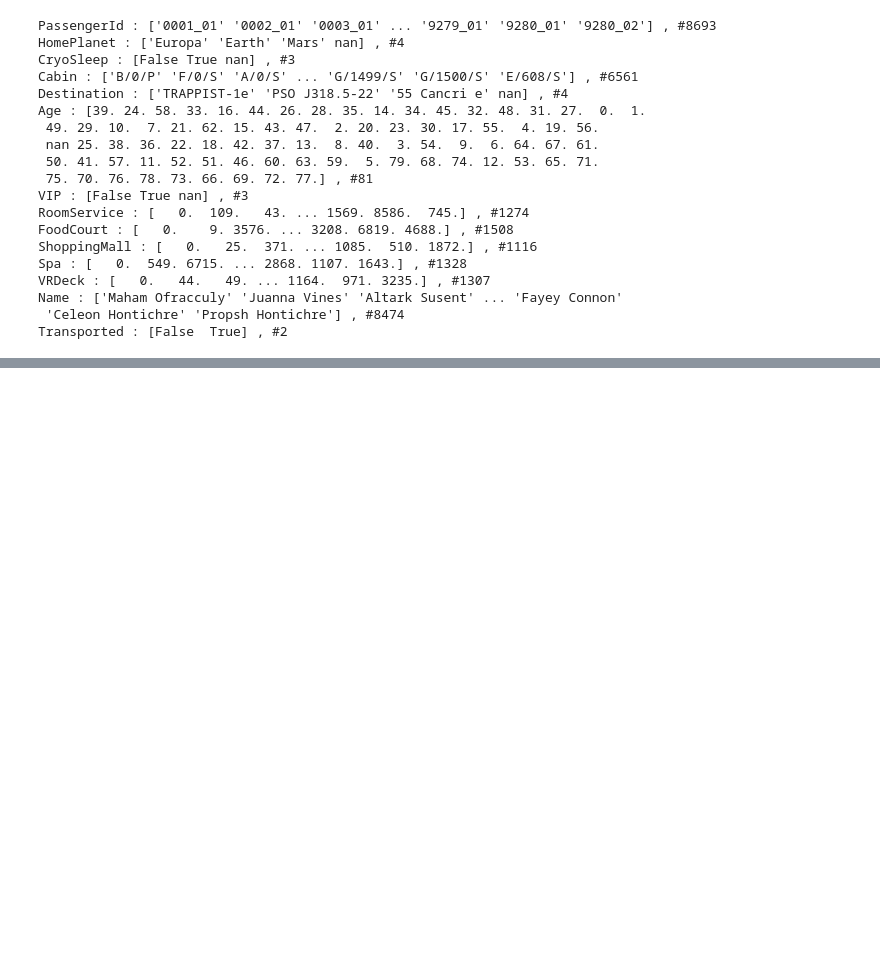
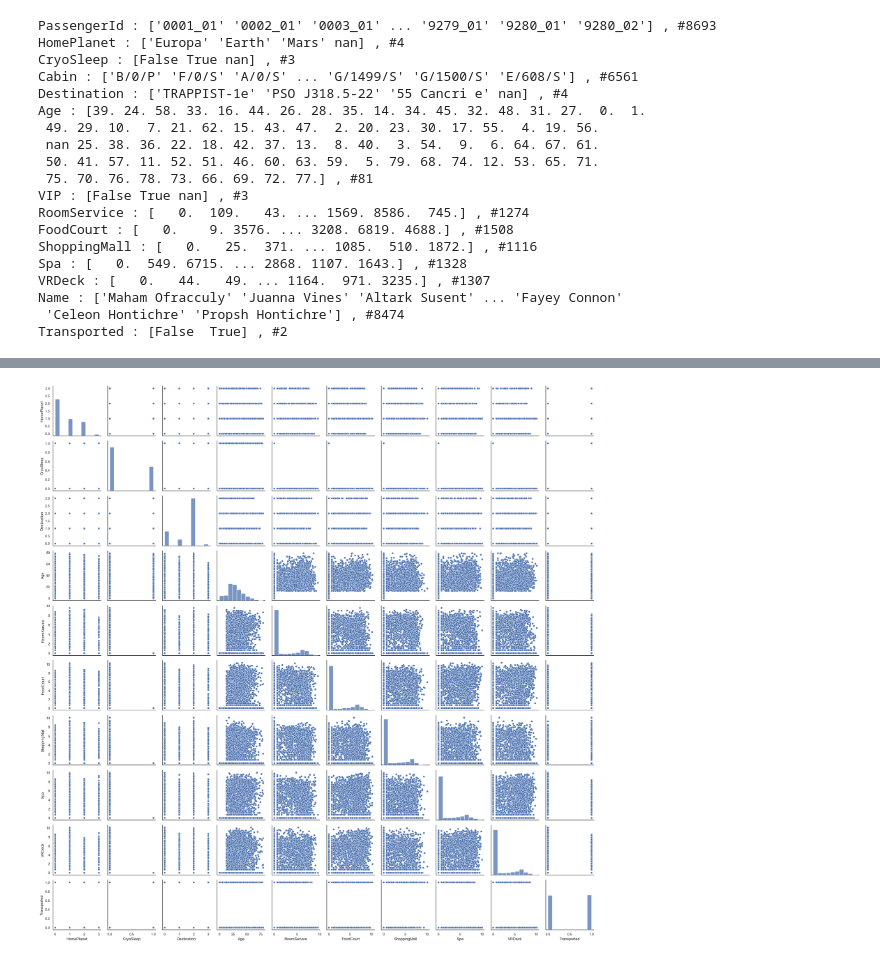
Before and after one commit to ChiBerkeley/Spaceship-Titanic, a Jupyter notebook: EDA.ipynb, the cells around one changed output, grey strips where cells are left out. Drawn from its saved outputs; the diff is of its cells as text; code cells hidden in the pictures; blank space fills up the shorter version.

```diff
--- a/EDA.ipynb
+++ b/EDA.ipynb
@@ -85,0 +199,11 @@ fit
+# %%
+# apply log to the data
+log_columns = ['RoomService', 'FoodCourt','ShoppingMall', 'Spa', 'VRDeck']
+labeled_df[log_columns] = labeled_df[log_columns].applymap(lambda x: np.log(x+1))
+# %%
+g = sns.PairGrid(labeled_df[numerical_colums], dropna=True)
+g.map_diag(sns.histplot, bins=10)
+g.map_offdiag(sns.scatterplot)
+plt.show()
+# %% [output]
+[figure, added]
```
Also changed, not shown: parts of 9 cells of this notebook.
